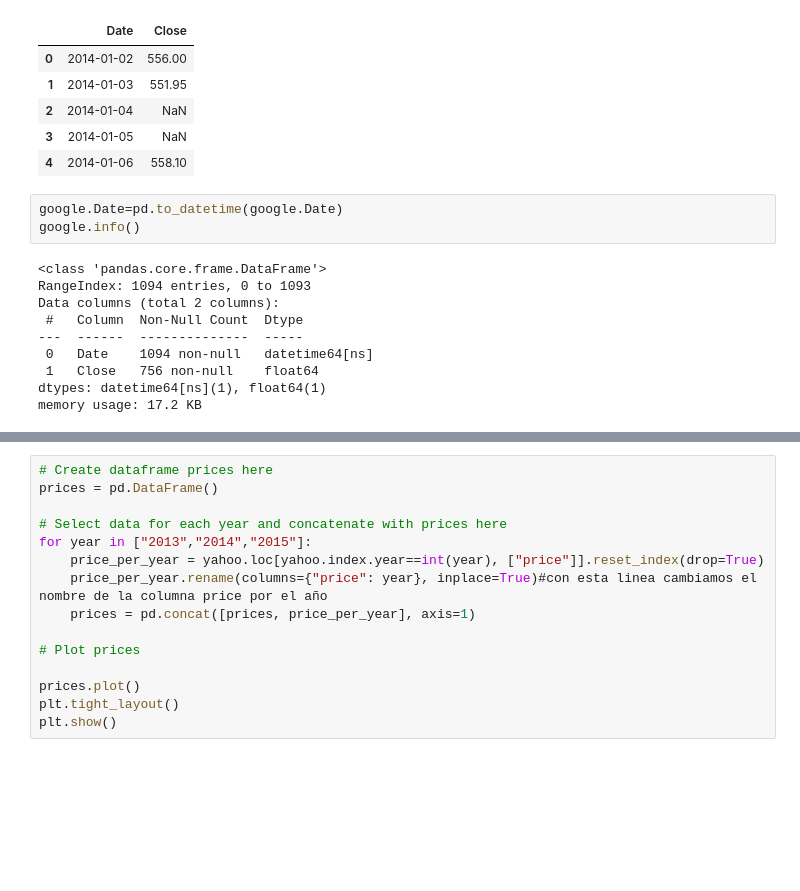
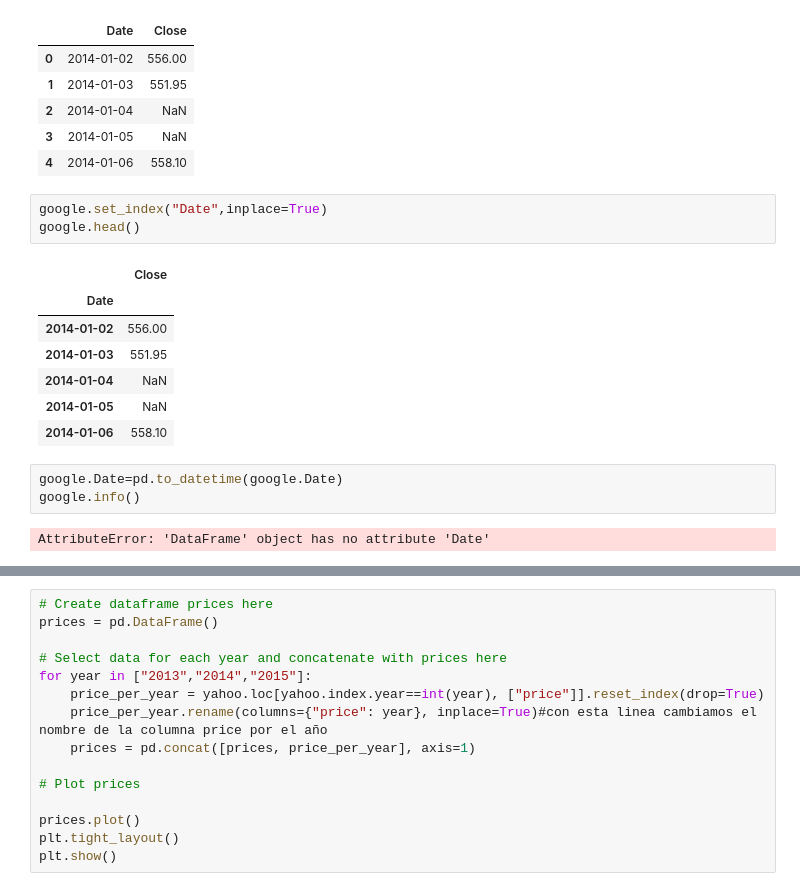
Before and after one commit to kesant/machine-learning-projects, a Jupyter notebook: Time series/manipulating_time_series.ipynb, the cells around one changed output, grey strips where cells are left out. Saved outputs shown, nothing was run; the diff lists cells and outputs as text; blank space fills up the shorter version.

```diff
--- a/Time series/manipulating_time_series.ipynb
+++ b/Time series/manipulating_time_series.ipynb
@@ -26,19 +26,22 @@ google.head()
 | 2 | 2014-01-04 | NaN |
 | 3 | 2014-01-05 | NaN |
 | 4 | 2014-01-06 | 558.10 |
+# %%
+google.set_index("Date",inplace=True)
+google.head()
+# %% [output]
+|  | Close |
+| Date |  |
+| 2014-01-02 | 556.00 |
+| 2014-01-03 | 551.95 |
+| 2014-01-04 | NaN |
+| 2014-01-05 | NaN |
+| 2014-01-06 | 558.10 |
 # %%
 google.Date=pd.to_datetime(google.Date)
 google.info()
 # %% [output]
-<class 'pandas.core.frame.DataFrame'>
-RangeIndex: 1094 entries, 0 to 1093
-Data columns (total 2 columns):
- #   Column  Non-Null Count  Dtype
----  ------  --------------  -----
- 0   Date    1094 non-null   datetime64[ns]
- 1   Close   756 non-null    float64
-dtypes: datetime64[ns](1), float64(1)
-memory usage: 17.2 KB
+AttributeError: 'DataFrame' object has no attribute 'Date'
 # %%
 data = pd.read_csv('./stock_data/nyse.csv')
 
```
Also changed, not shown: parts of 9 cells of this notebook.
